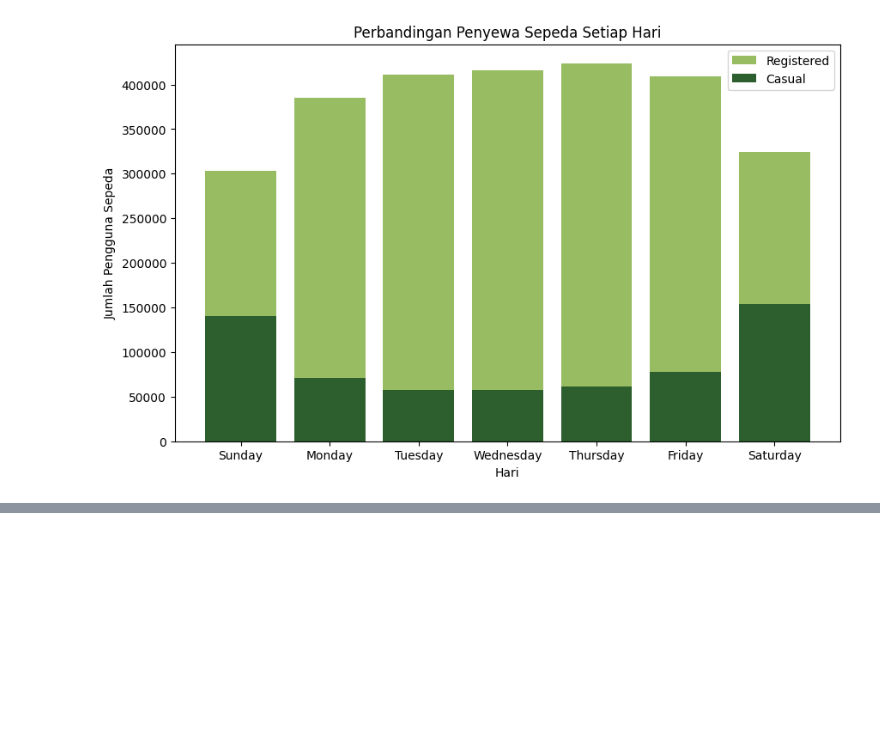
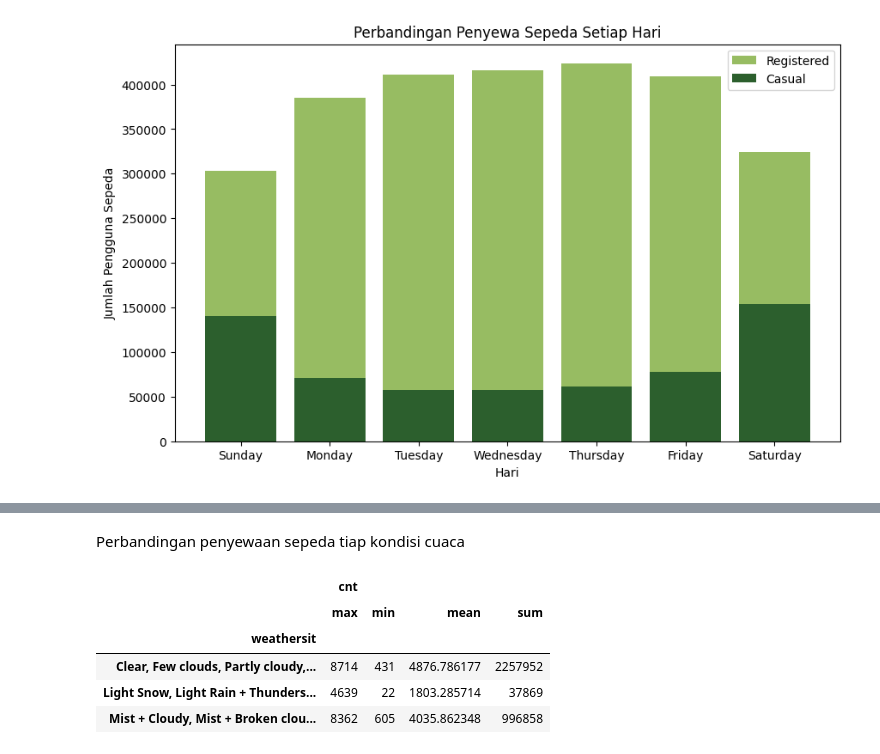
Before and after one commit to dinaanm/analisis-data-bike-sharing, a Jupyter notebook: notebook.ipynb, the cells around one changed output, grey strips where cells are left out. Cells and saved outputs as stored; diff of their text form; code cells hidden in the pictures; blank space fills up the shorter version.

```diff
--- a/notebook.ipynb
+++ b/notebook.ipynb
@@ -489,0 +494,15 @@ plt.show()
+# %% [markdown]
+Perbandingan penyewaan sepeda tiap kondisi cuaca
+# %%
+weather_trend = day_df.groupby(by='weathersit').agg({
+    'cnt': ['max', 'min', 'mean', 'sum']
+})
+
+weather_trend
+# %% [output]
+|  | cnt |  |  |  |
+|  | max | min | mean | sum |
+| weathersit |  |  |  |  |
+| Clear, Few clouds, Partly cloudy,... | 8714 | 431 | 4876.786177 | 2257952 |
+| Light Snow, Light Rain + Thunders... | 4639 | 22 | 1803.285714 | 37869 |
+| Mist + Cloudy, Mist + Broken clou... | 8362 | 605 | 4035.862348 | 996858 |
```
Also changed, not shown: parts of 24 cells of this notebook, 3 other files.
